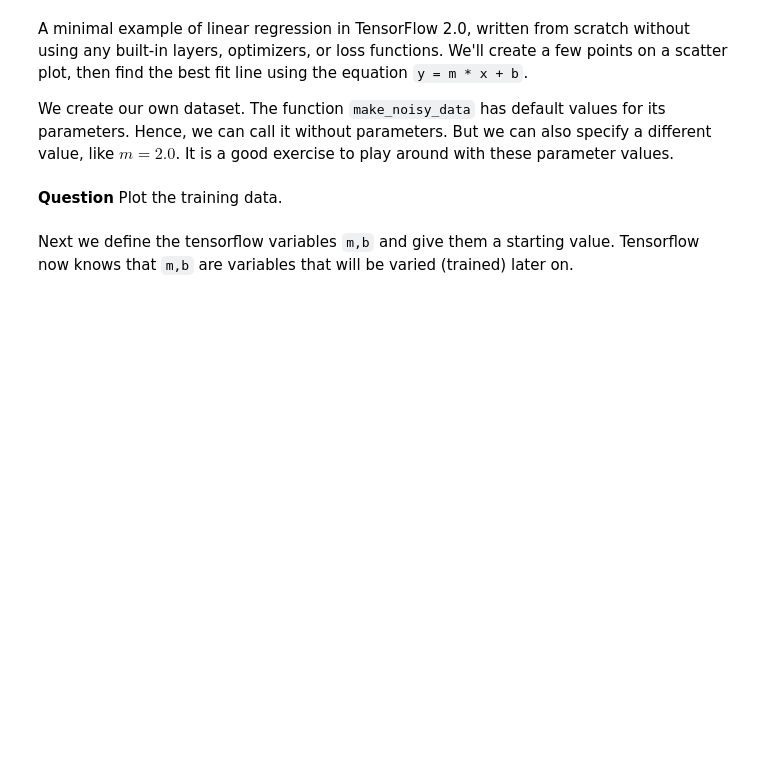
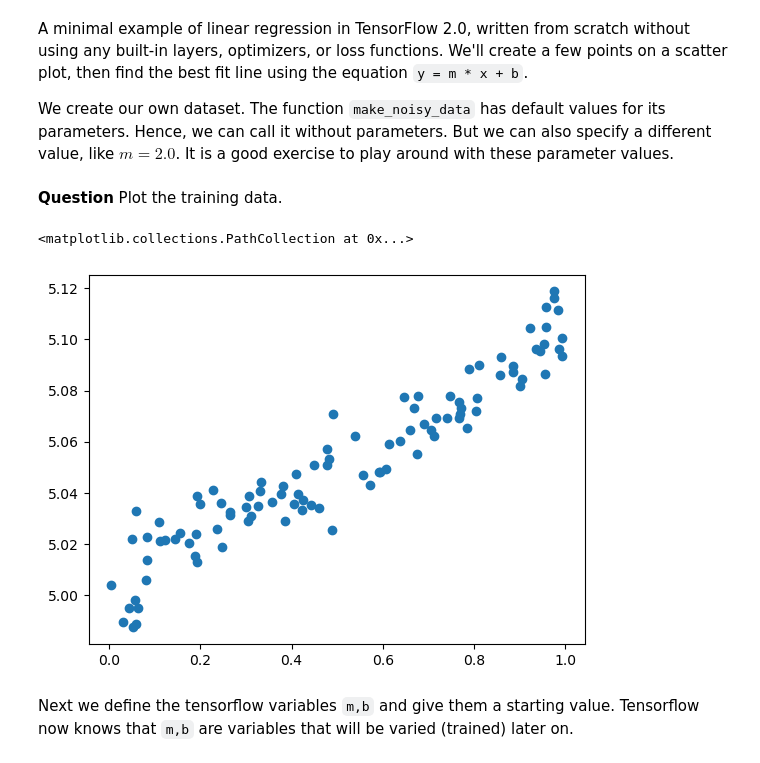
Before and after one commit to cejkiebo/msc_datascience, a Jupyter notebook: Statistical_Hacking.ipynb, the cells around one changed output. Cells and saved outputs as stored; diff of their text form; code cells hidden in the pictures; blank space fills up the shorter version.

```diff
--- a/Statistical_Hacking.ipynb
+++ b/Statistical_Hacking.ipynb
@@ -2229,7 +2229,10 @@ x_train, y_train = make_noisy_data()
 **Question** Plot the training data.
 # %%
 # YOUR CODE HERE
-raise NotImplementedError()
+plt.scatter(x_train, y_train)
+# %% [output]
+<matplotlib.collections.PathCollection at 0x...>
+[figure, added]
 # %% [markdown]
 Next we define the tensorflow variables `m,b` and give them a starting value. Tensorflow now knows that `m,b` are variables that will be varied (trained) later on.
 # %%
```
Also changed, not shown: parts of 11 cells of this notebook.
